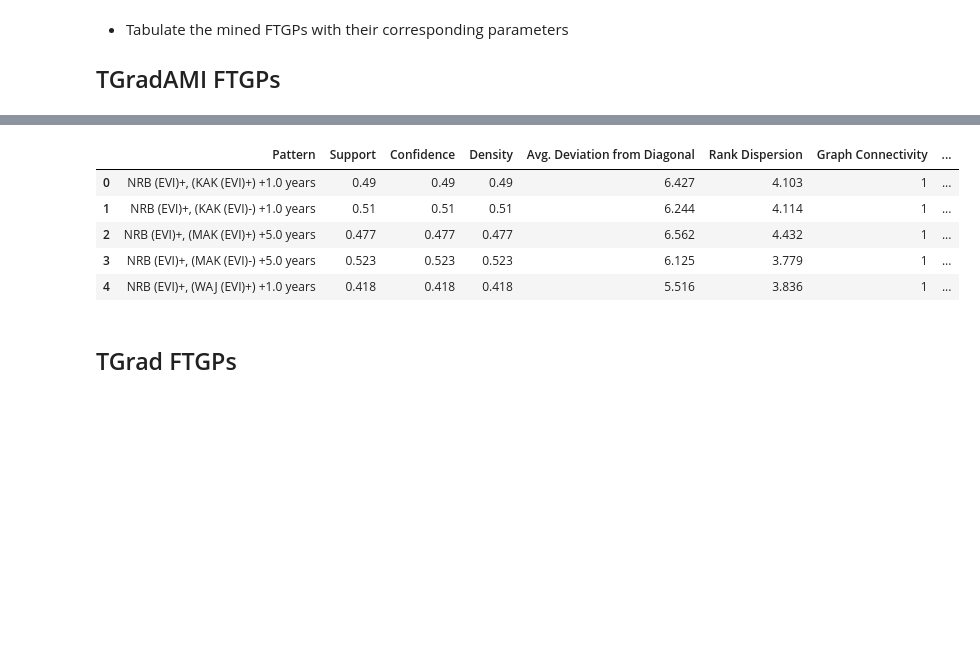
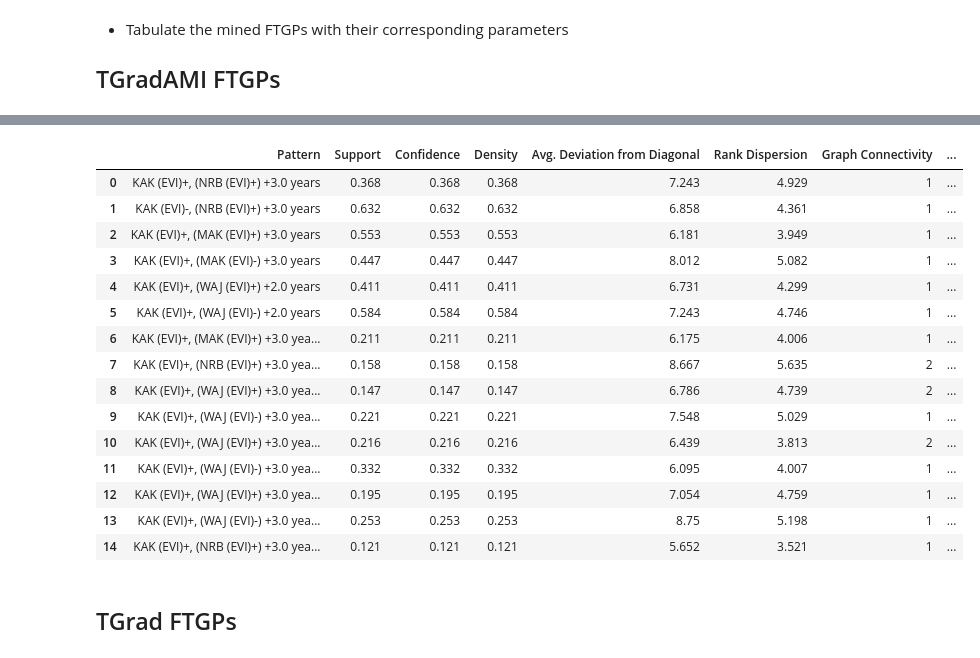
Before and after one commit to owuordickson/t-graank, a Jupyter notebook: analysis/tgraank_performance.ipynb, the cells around one changed output, grey strips where cells are left out. Saved outputs shown, nothing was run; the diff lists cells and outputs as text; code cells hidden in the pictures; blank space fills up the shorter version.

```diff
--- a/analysis/tgraank_performance.ipynb
+++ b/analysis/tgraank_performance.ipynb
@@ -59,14 +57,14 @@ print(evi_data.head())
 # %% [markdown]
 Initialize TGrad and TGradAMI algorithms by creating objects for different target columns.
 # %%
-rain_tgrads_ami = []
-evi_tgrads_ami = []
-rain_tgrads_rnd = []
-evi_tgrads_rnd = []
-rain_tgrads = []
-evi_tgrads = []
+rain_tgrads_ami = {}
+evi_tgrads_ami = {}
+rain_tgrads_rnd = {}
+evi_tgrads_rnd = {}
+rain_tgrads = {}
+evi_tgrads = {}
 
-for i, t_col in enumerate(tgt_cols):
+for t_col in tgt_cols:
     t_grad_rain_ami = TGradAMI(f_path_rain, min_sup, eq, min_rep=min_rep)
     t_grad_evi_ami = TGradAMI(f_path_evi, min_sup, eq, min_rep=min_rep)
 
@@ -85,7 +83,7 @@ for i, t_col in enumerate(tgt_cols):
     t_grad_evi.discover_tgp(target_col=t_col, compute_descriptors=compute_descriptors,)
 
     transform_steps = {}
-    random.seed(int(i)*42)
+    random.seed(int(t_col)*42)
     for j in t_grad_rain_rnd.attr_cols:
         # random.seed(int(j)*24)
         transform_steps.update({int(j): random.randint(1, t_grad_rain_rnd.max_step)})
@@ -93,12 +91,12 @@ for i, t_col in enumerate(tgt_cols):
     eval_dict_rain = t_grad_rain_rnd.discover_tgp_ami(target_col=t_col, compute_descriptors=compute_descriptors, error_margin=mi_err_margin, transformation_steps=transform_steps, eval_mode=eval_mode)
     eval_dict_evi = t_grad_evi_rnd.discover_tgp_ami(target_col=t_col, compute_descriptors=compute_descriptors, error_margin=mi_err_margin, transformation_steps=transform_steps, eval_mode=eval_mode)
 
-    rain_tgrads_ami.append(t_grad_rain_ami)
-    evi_tgrads_ami.append(t_grad_evi_ami)
-    rain_tgrads_rnd.append(t_grad_rain_rnd)
-    evi_tgrads_rnd.append(t_grad_evi_rnd)
-    rain_tgrads.append(t_grad_rain)
-    evi_tgrads.append(t_grad_evi)
+    rain_tgrads_ami[t_col] = t_grad_rain_ami
+    evi_tgrads_ami[t_col]= t_grad_evi_ami
+    rain_tgrads_rnd[t_col] = t_grad_rain_rnd
+    evi_tgrads_rnd[t_col] = t_grad_evi_rnd
+    rain_tgrads[t_col] = t_grad_rain
+    evi_tgrads[t_col] = t_grad_evi
 # %% [markdown]
 Run the algorithm for mining FTGPs (Fuzzy Temporal Gradual Patterns) in evaluation mode. The algorithm returns a number of results in a dict format.
 # %% [markdown]
@@ -119,14 +126,23 @@ res_rain_df.head()
 # %%
-patterns = [t_grad_evi.display_patterns_as_df for t_grad_evi in evi_tgrads_ami]  # Collect all patterns into a list
-res_evi_df = pd.concat(patterns, ignore_index=True)  # Combine them in one go
-res_evi_df.head()
+res_evi_df = pd.concat([evi_tgrads_ami[1].display_patterns_as_df], ignore_index=True)  # Combine them in one go
+res_evi_df
 # %% [output]
 |  | Pattern | Support | Confidence | Density | Avg. Deviation from Diagonal | Rank Dispersion | Graph Connectivity | ... |
-| 0 | NRB (EVI)+, (KAK (EVI)+) +1.0 years | 0.49 | 0.49 | 0.49 | 6.427 | 4.103 | 1 | ... |
-| 1 | NRB (EVI)+, (KAK (EVI)-) +1.0 years | 0.51 | 0.51 | 0.51 | 6.244 | 4.114 | 1 | ... |
-| 2 | NRB (EVI)+, (MAK (EVI)+) +5.0 years | 0.477 | 0.477 | 0.477 | 6.562 | 4.432 | 1 | ... |
-| 3 | NRB (EVI)+, (MAK (EVI)-) +5.0 years | 0.523 | 0.523 | 0.523 | 6.125 | 3.779 | 1 | ... |
-| 4 | NRB (EVI)+, (WAJ (EVI)+) +1.0 years | 0.418 | 0.418 | 0.418 | 5.516 | 3.836 | 1 | ... |
+| 0 | KAK (EVI)+, (NRB (EVI)+) +3.0 years | 0.368 | 0.368 | 0.368 | 7.243 | 4.929 | 1 | ... |
+| 1 | KAK (EVI)-, (NRB (EVI)+) +3.0 years | 0.632 | 0.632 | 0.632 | 6.858 | 4.361 | 1 | ... |
+| 2 | KAK (EVI)+, (MAK (EVI)+) +3.0 years | 0.553 | 0.553 | 0.553 | 6.181 | 3.949 | 1 | ... |
+| 3 | KAK (EVI)+, (MAK (EVI)-) +3.0 years | 0.447 | 0.447 | 0.447 | 8.012 | 5.082 | 1 | ... |
+| 4 | KAK (EVI)+, (WAJ (EVI)+) +2.0 years | 0.411 | 0.411 | 0.411 | 6.731 | 4.299 | 1 | ... |
+| 5 | KAK (EVI)+, (WAJ (EVI)-) +2.0 years | 0.584 | 0.584 | 0.584 | 7.243 | 4.746 | 1 | ... |
+| 6 | KAK (EVI)+, (MAK (EVI)+) +3.0 yea... | 0.211 | 0.211 | 0.211 | 6.175 | 4.006 | 1 | ... |
+| 7 | KAK (EVI)+, (NRB (EVI)+) +3.0 yea... | 0.158 | 0.158 | 0.158 | 8.667 | 5.635 | 2 | ... |
+| 8 | KAK (EVI)+, (WAJ (EVI)+) +3.0 yea... | 0.147 | 0.147 | 0.147 | 6.786 | 4.739 | 2 | ... |
+| 9 | KAK (EVI)+, (WAJ (EVI)-) +3.0 yea... | 0.221 | 0.221 | 0.221 | 7.548 | 5.029 | 1 | ... |
+| 10 | KAK (EVI)+, (WAJ (EVI)+) +3.0 yea... | 0.216 | 0.216 | 0.216 | 6.439 | 3.813 | 2 | ... |
+| 11 | KAK (EVI)+, (WAJ (EVI)-) +3.0 yea... | 0.332 | 0.332 | 0.332 | 6.095 | 4.007 | 1 | ... |
+| 12 | KAK (EVI)+, (WAJ (EVI)+) +3.0 yea... | 0.195 | 0.195 | 0.195 | 7.054 | 4.759 | 1 | ... |
+| 13 | KAK (EVI)+, (WAJ (EVI)-) +3.0 yea... | 0.253 | 0.253 | 0.253 | 8.75 | 5.198 | 1 | ... |
+| 14 | KAK (EVI)+, (NRB (EVI)+) +3.0 yea... | 0.121 | 0.121 | 0.121 | 5.652 | 3.521 | 1 | ... |
 # %% [markdown]
 ## TGrad FTGPs
 # %%
```
Also changed, not shown: parts of 20 cells of this notebook, 1 other file.
